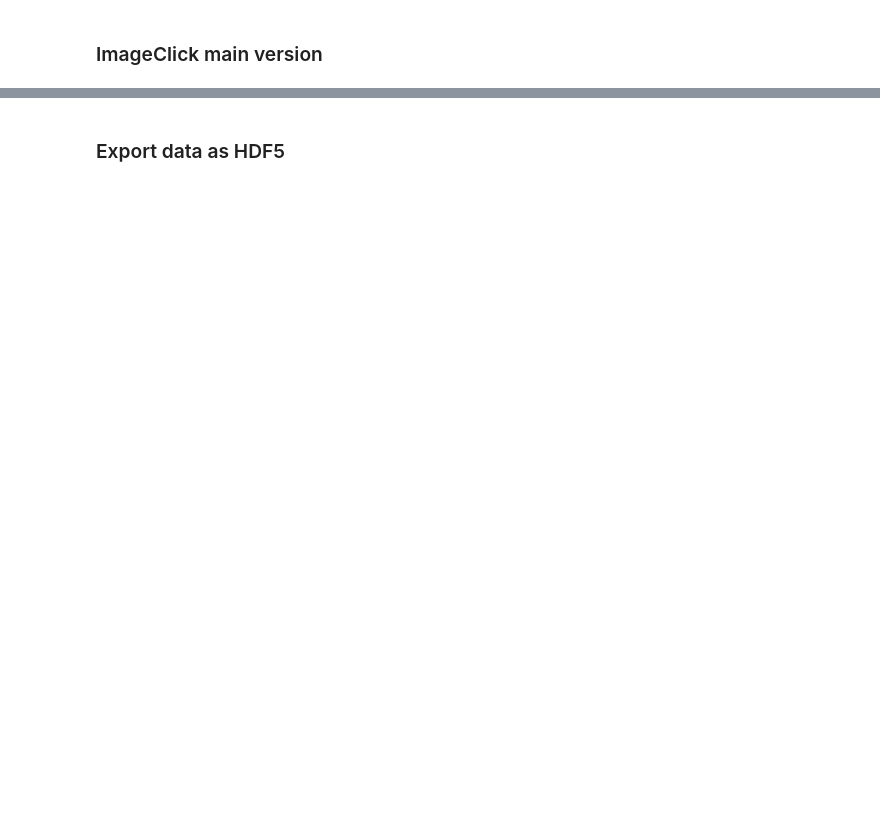
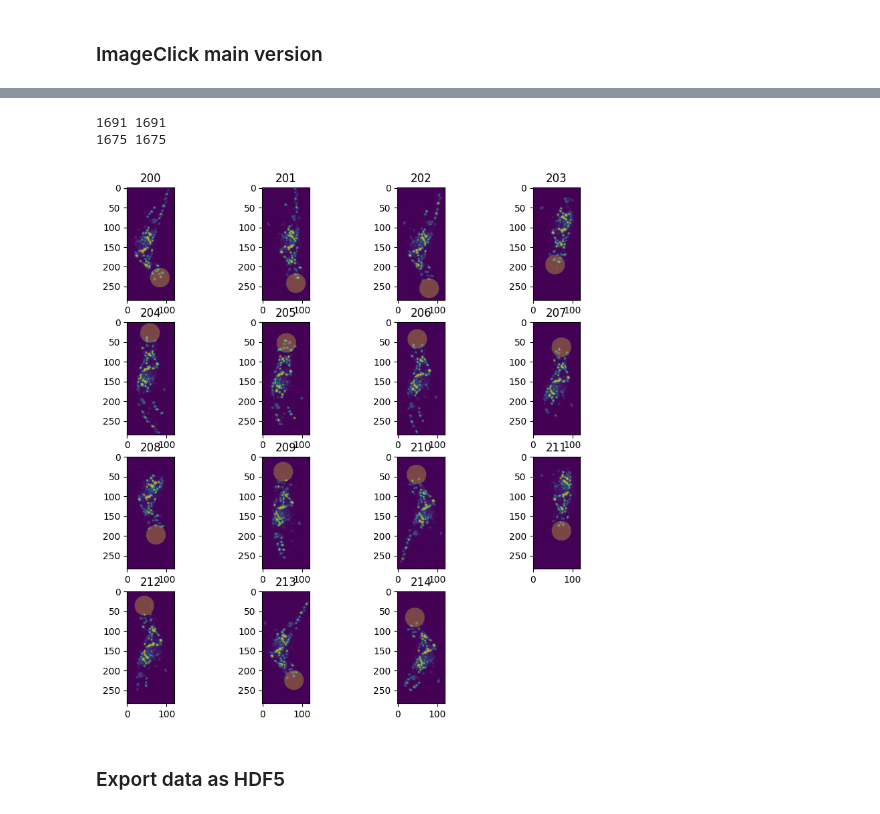
Before and after one commit to dikang13/head_detector_unet2d, a Jupyter notebook: notebooks/prepare_data/generate_postCropNet_data_from_imageClick.ipynb, the cells around one changed output, grey strips where cells are left out. Drawn from its saved outputs; the diff is of its cells as text; code cells hidden in the pictures; blank space fills up the shorter version.

```diff
--- a/notebooks/prepare_data/generate_postCropNet_data_from_imageClick.ipynb
+++ b/notebooks/prepare_data/generate_postCropNet_data_from_imageClick.ipynb
@@ -295,3 +257,32 @@ for k,path_csv in another_labels_dir.items():
+# %%
+# Create a new list keeping only elements at indices you want to retain
+cleaned_imgs_raw = [item for i, item in enumerate(all_imgs_raw) if i not in indices_to_remove]
+cleaned_imgs_label = [item for i, item in enumerate(all_imgs_label) if i not in indices_to_remove]
+
+print(len(all_imgs_raw), len(all_imgs_label))
+print(len(cleaned_imgs_raw), len(cleaned_imgs_label))
+# %% [output]
+1691 1691
+1675 1675
+# %%
+# Check cleaned data
+plt.figure(figsize=(10,10))
+
+# Loop through images 1-16
+for (idx,i) in enumerate(range(200,215)):
+    # Select the subplot
+    plt.subplot(4,4,idx+1)
+
+    # Get image and label for current index
+    img = cleaned_imgs_raw[i]
+    lbl = cleaned_imgs_label[i]
+
+    # Plot the image
+    plt.imshow(img)
+    plt.imshow(lbl, alpha=0.3)
+    plt.title(f"{i}")
+# %% [output]
+[figure, added]
 # %% [markdown]
 ### Export data as HDF5
 # %%
```
Also changed, not shown: parts of 14 cells of this notebook, 8 other files.
